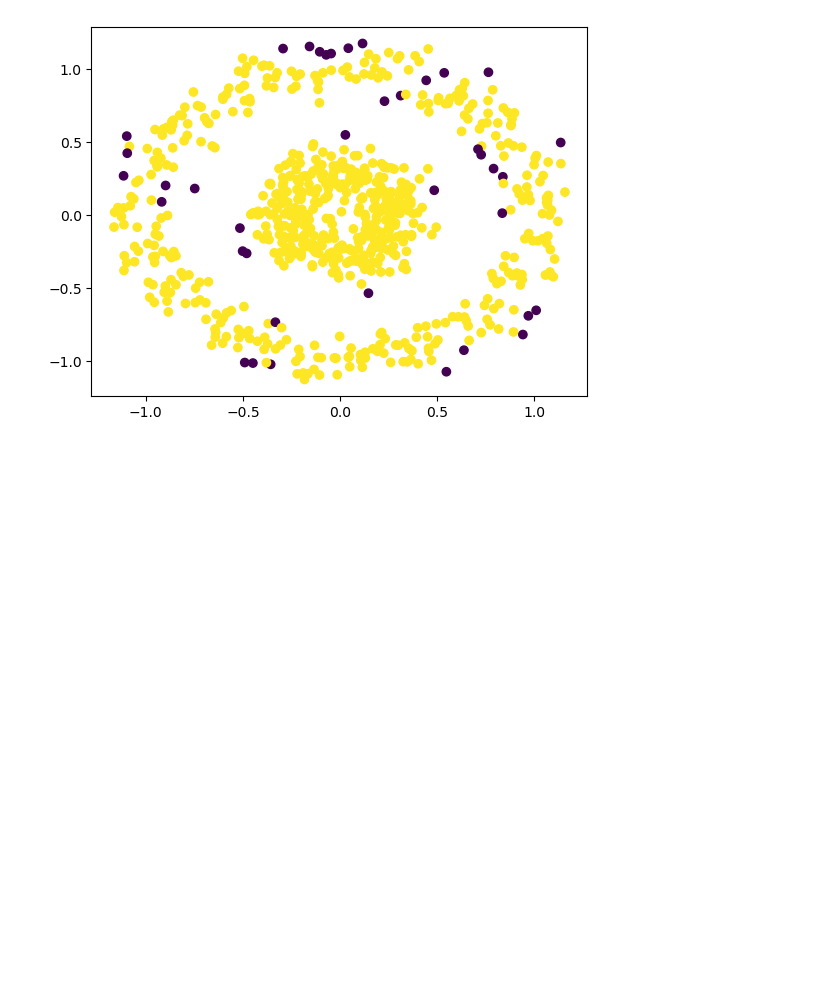
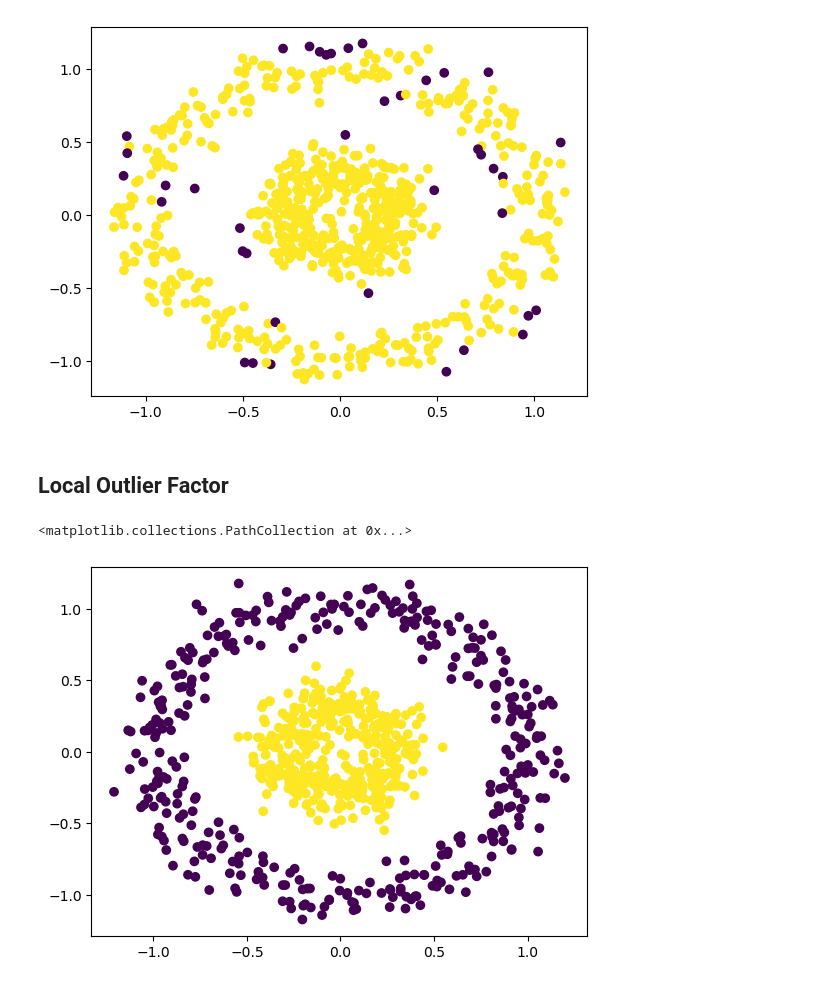
Before and after one commit to diegoagd10/machine-learning-knoweldge-base, a Jupyter notebook: anomaly-detection-implementation.ipynb, the cells around one changed output. Drawn from its saved outputs; the diff is of its cells as text; code cells hidden in the pictures; blank space fills up the shorter version.

Commit message:
Adding example of anomaly detectio for Local Outlier Factor

```diff
--- a/anomaly-detection-implementation.ipynb
+++ b/anomaly-detection-implementation.ipynb
@@ -158,3 +158,12 @@ plt.scatter(X[:,0], X[:,1], c=new_lables)
 # %% [output]
 <matplotlib.collections.PathCollection at 0x...>
 [figure]
+# %% [markdown]
+## Local Outlier Factor
+# %%
+X, y = make_circles(n_samples=750, factor=0.3, noise=0.1)
+# %%
+plt.scatter(X[:,0], X[:,1], c=y)
+# %% [output]
+<matplotlib.collections.PathCollection at 0x...>
+[figure, added]
```
Also changed, not shown: parts of 4 cells of this notebook.
